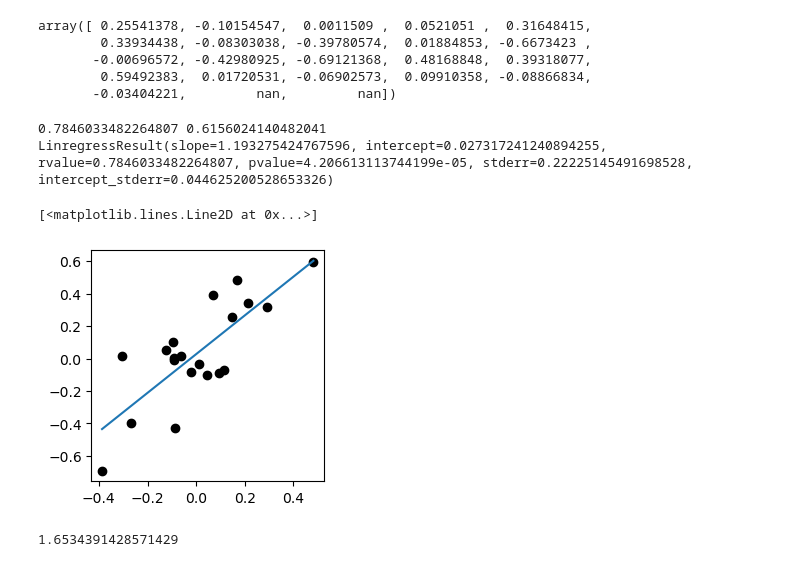
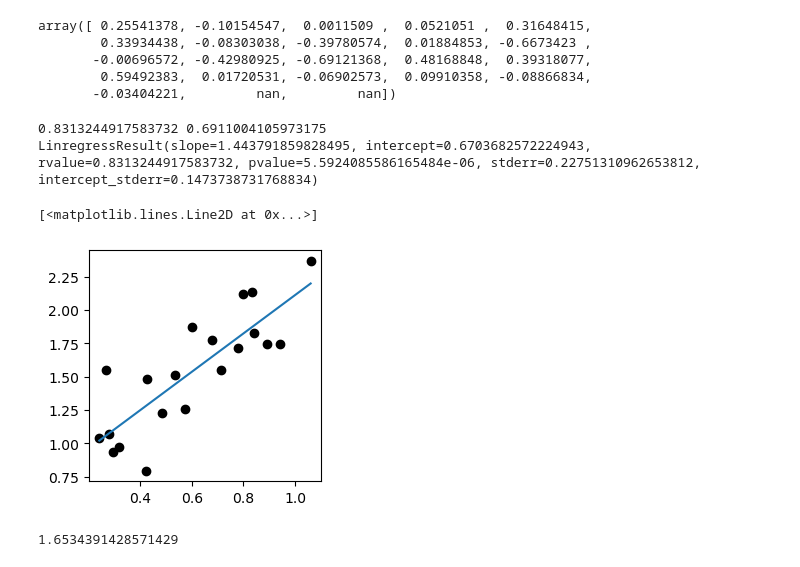
Before and after one commit to mackenziejewell/SBSpolynya, a Jupyter notebook: notebooks/05_LargeScale_Analysis.ipynb, the cells around one changed output. Cells and saved outputs as stored; diff of their text form; code cells hidden in the pictures.

```diff
--- a/notebooks/05_LargeScale_Analysis.ipynb
+++ b/notebooks/05_LargeScale_Analysis.ipynb
@@ -529,0 +546,12 @@ Name: time, dtype: object
+# %%
+year = 2018
+fig, ax = plt.subplots(figsize=(12,3))
+
+ax.bar(pd.to_datetime(df.time[df.year==year]), df.extent[df.year==year]/100)
+ax.scatter(pd.to_datetime(df.time[(df.year==year)&(df.extent>0)]), df.extent[(df.year==year)&(df.extent>0)]/100, c='k')
+
+cond = (df.year==year) &(dir_conds(df, 'wind'))&(speed_conds(df, 'wind'))
+ax.scatter(pd.to_datetime(df.time[cond]), df.s10[cond], c='orange')
+cond = (df.year==year) &(dir_conds(df, 'ice'))&(speed_conds(df, 'ice'))
+ax.scatter(pd.to_datetime(df.time[cond]), df.s10[cond], facecolor='None', edgecolor='r')
+# ax.plot([pd.to_datetime(df.time[cond]),pd.to_datetime(df.time[cond])], [0,df.s10[cond]], c='r')
@@ -529,0 +605,19 @@ Name: time, dtype: object
+# %%
+def dir_conds(dff, cat):
+
+    if cat == 'wind':
+#         dir_cond = (dff['a10_r'] > 260) & (dff['a10_r'] < 305)
+        dir_cond = (dff['a10_r'] > 255) & (dff['a10_r'] < 305)
+
+    elif cat == 'ice':
+
+        dir_cond = (dff['ai_r'] > 265) & (dff['ai_r'] < 315)
+    return dir_cond
+
+def speed_conds(dff, cat):
+
+    if cat == 'wind':
+        speed_cond = (dff['s10'] > 6)
+    elif cat == 'ice':
+        speed_cond = (dff['si_km'] > 10)
+    return speed_cond
@@ -529,0 +666,2 @@ Name: time, dtype: object
+# %%
+cond = (df.year==year) &(dir_conds(df, 'wind'))&(speed_conds(df, 'wind'))
@@ -3836,17 +4005,17 @@ array([ 0.25541378, -0.10154547,  0.0011509 ,  0.0521051 ,  0.31648415,
 fig, ax = plt.subplots(figsize=(3,3))
 # x = years#[(years!=2016)&(years!=2018)]
 # y = ice_speeds[25]/wind_factors[50]
-# y = (all_pol_cts/all_win_cts)
+x = (all_pol_cts/all_win_cts)
 # y = wind_factor_detrend[:-2][(years[:-2]!=2012)]
 # y = wind_speeds[75]
 
 # x = wind_factor_detrend
 # y = pol_counts_perwind_detrend
 
-x = pol_counts_perwind_detrend
-y = wind_factor_detrend
+# x = pol_counts_perwind_detrend
+# y = wind_factor_detrend
 
-# y = wind_factors[50]
+y = wind_factors[50]
 # y = pol_counts/win_counts
 
 
@@ -3865,36 +4034,36 @@ x_nn = x[(np.isfinite(x))&(np.isfinite(y))]
 y_nn = y[(np.isfinite(x))&(np.isfinite(y))]
 res = stats.linregress(x_nn,y_nn)
 R = res.rvalue
 ax.scatter(x,y, c=color)
 x_line = np.array([x_nn.min(), x_nn.max()])
 y_line = res.intercept + res.slope*x_line
 print(R, R**2)
 print(res)
 
 # plt.ylim(0,1.5)
 plt.plot(x_line, y_line)
 
 
 # MAX = 80
 # plt.plot([-10,MAX],[-10,MAX], c='gray', ls='dashed', zorder=-1)
 # plt.xlim(-5,MAX)
 # plt.ylim(-5,MAX)
 
 # ice_counts_detrend = y - (res.slope*years[:-2] + res.intercept)
 
 # pol_counts_detrend = y - (res.slope*years[:-2] + res.intercept)
 # win_counts_detrend = y - (res.slope*years[:-2] + res.intercept)
 
 # pol_counts_perwind_detrend = y - (res.slope*years + res.intercept)
 # wind_factor_detrend = y - (res.slope*years + res.intercept)
 
 
 # plt.ylim(0,2)
 # %% [output]
-0.7846033482264807 0.6156024140482041
-LinregressResult(slope=1.193275424767596, intercept=0.027317241240894255, rvalue=0.7846033482264807, pvalue=4.206613113744199e-05, stderr=0.22225145491698528, intercept_stderr=0.044625200528653326)
+0.8313244917583732 0.6911004105973175
+LinregressResult(slope=1.443791859828495, intercept=0.6703682572224943, rvalue=0.8313244917583732, pvalue=5.5924085586165484e-06, stderr=0.22751310962653812, intercept_stderr=0.1473738731768834)
 [<matplotlib.lines.Line2D at 0x...>]
-[figure, old version]
+[figure, new version]
 # %%
 11.5740740/7
 # %% [output]
```
Also changed, not shown: parts of 29 cells of this notebook, 7 other files.
